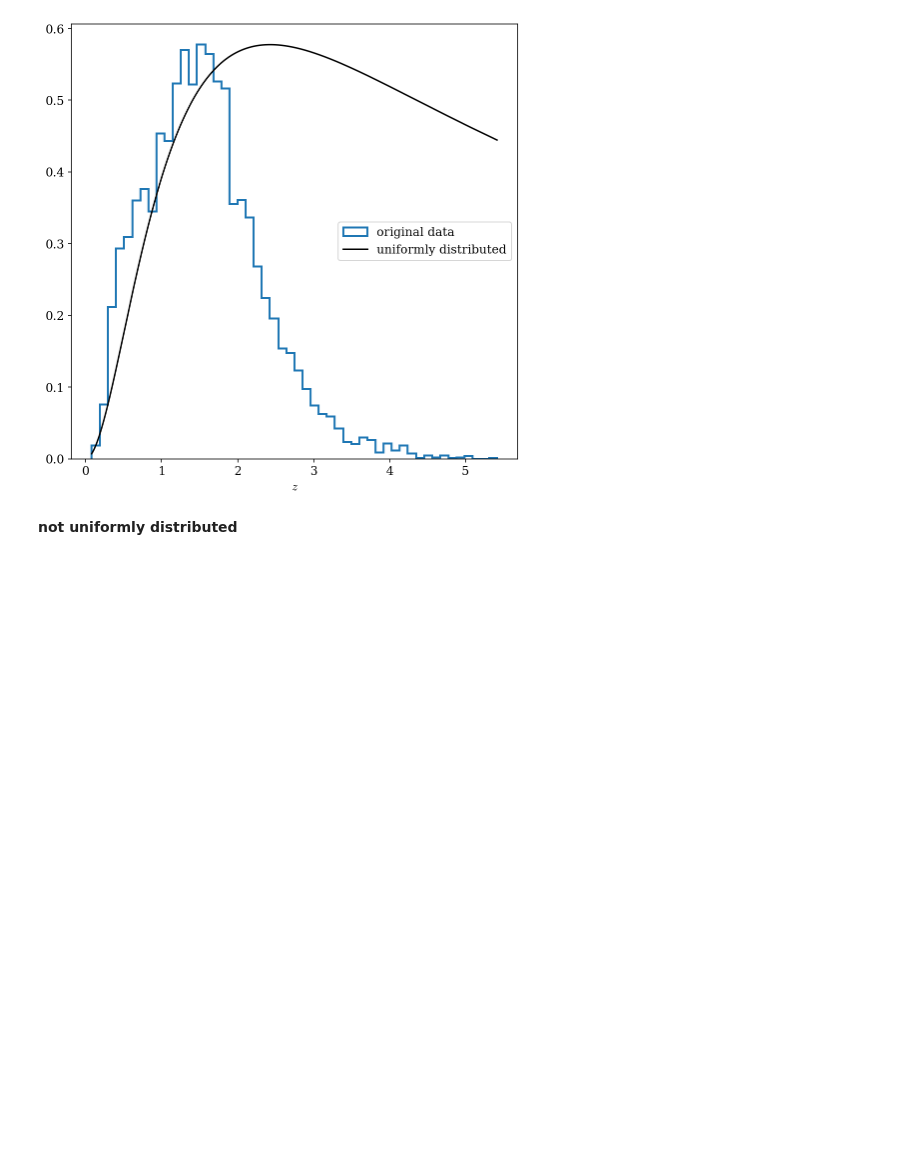
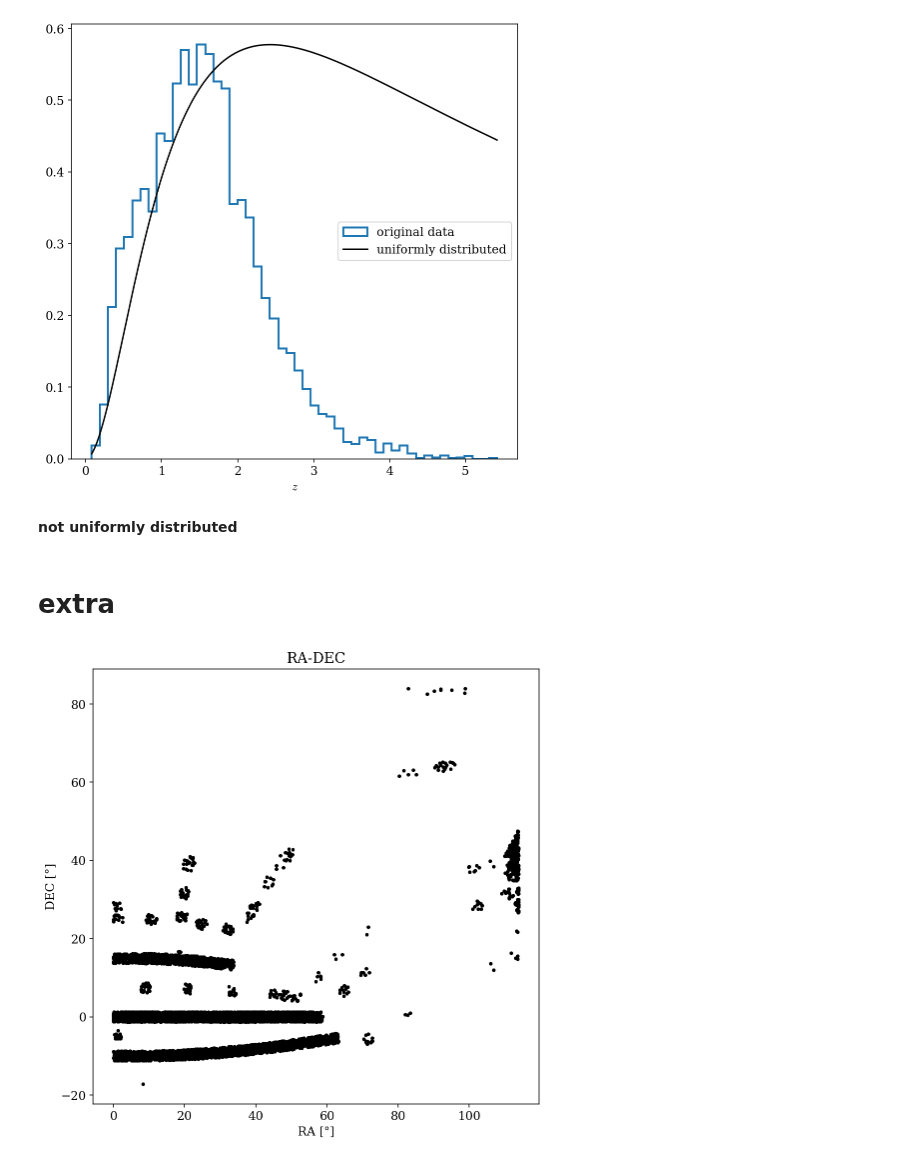
Before and after one commit to asantini29/astrostatistics_bicocca_2022, a Jupyter notebook: working/L04_Cloning_quasars.ipynb, the cells around one changed output. Drawn from its saved outputs; the diff is of its cells as text; code cells hidden in the pictures; blank space fills up the shorter version.

Commit message:
extra

```diff
--- a/working/L04_Cloning_quasars.ipynb
+++ b/working/L04_Cloning_quasars.ipynb
@@ -129,3 +129,26 @@ plt.show()
 [figure]
 # %% [markdown]
 **not uniformly distributed**
+# %% [markdown]
+# extra
+# %%
+ra, dec = data['RA'], data['dec']
+
+u, err_u = data['mag_u'], data['err_u']
+g, err_g = data['mag_g'], data['err_g']
+r, err_r = data['mag_r'], data['err_r']
+i, err_i = data['mag_i'], data['err_i']
+z, err_z = data['mag_z'], data['err_z']
+J, err_J = data['mag_J'], data['err_J']
+H, err_H = data['mag_H'], data['err_H']
+K, err_K = data['mag_K'], data['err_K']
+# %%
+plt.scatter(ra,dec, c='k', s=7)
+
+plt.xlabel('RA [°]')
+plt.ylabel('DEC [°]')
+
+plt.title('RA-DEC')
+plt.show()
+# %% [output]
+[figure, added]
```
Also changed, not shown: parts of 14 cells of this notebook.
